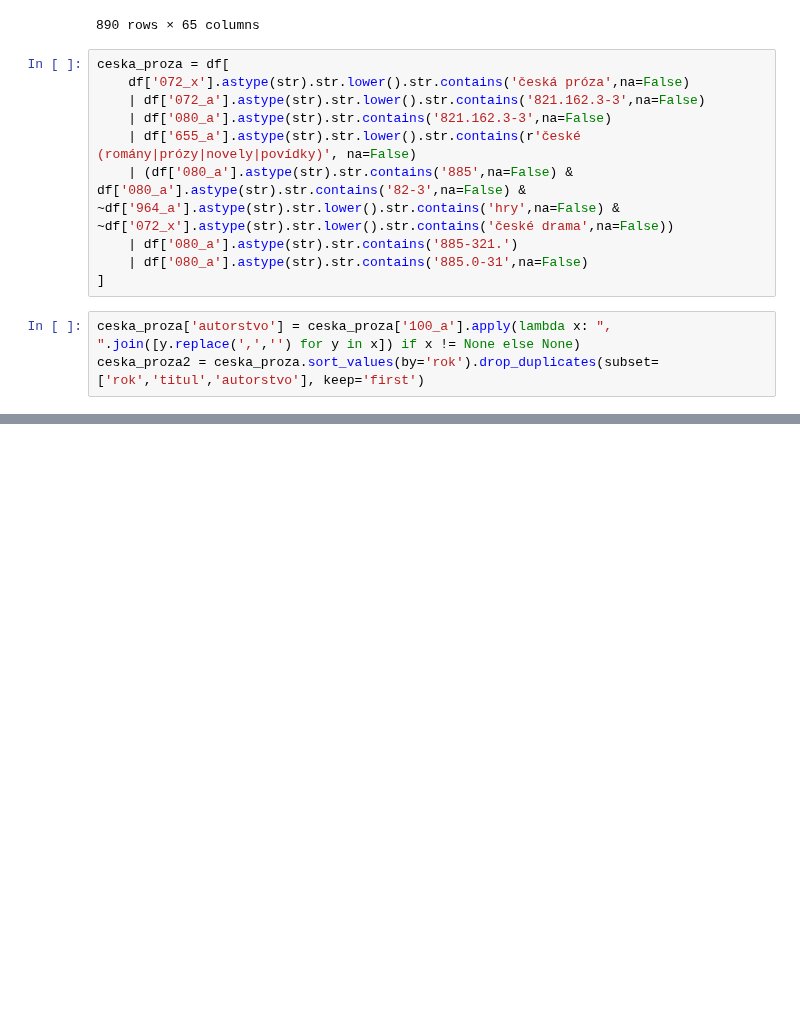
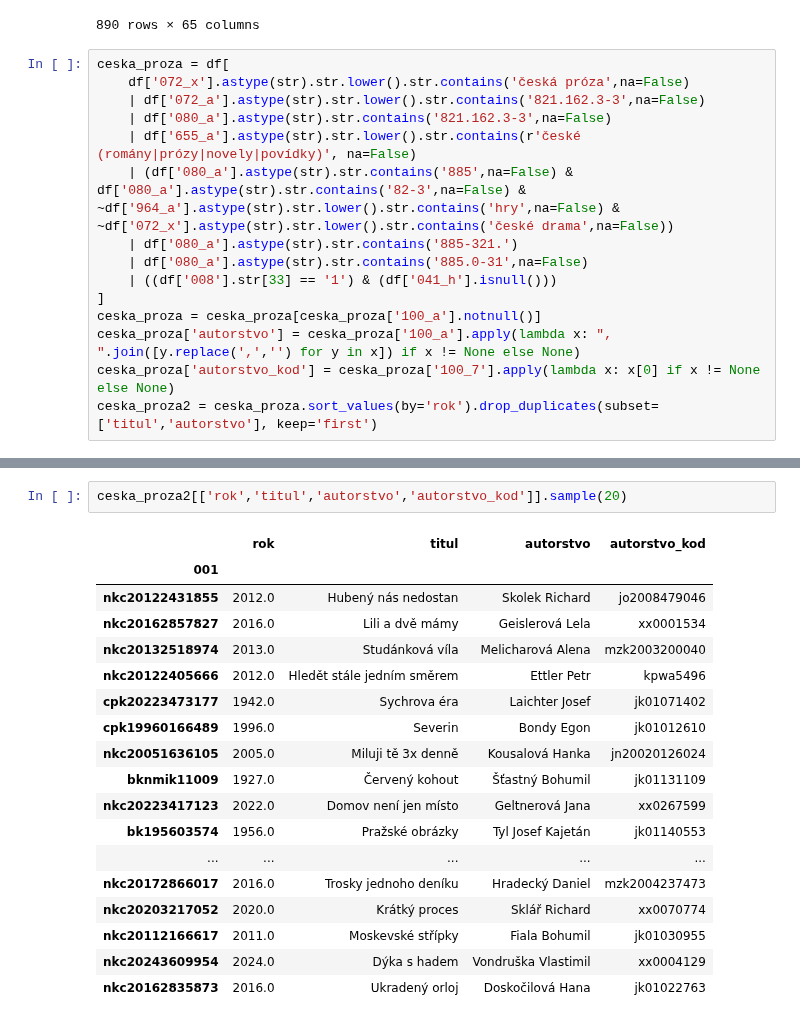
Before and after one commit to DataRozhlas/knizni-peoplemetr, a Jupyter notebook: 110_MDT.ipynb, the cells around one changed output, grey strips where cells are left out. Saved outputs shown, nothing was run; the diff lists cells and outputs as text; blank space fills up the shorter version.

```diff
--- a/110_MDT.ipynb
+++ b/110_MDT.ipynb
@@ -773,7 +817,9 @@ ceska_proza = df[
     | (df['080_a'].astype(str).str.contains('885',na=False) & df['080_a'].astype(str).str.contains('82-3',na=False) & ~df['964_a'].astype(str).str.lower().str.contains('hry',na=False) & ~df['072_x'].astype(str).str.lower().str.contains('české drama',na=False))
     | df['080_a'].astype(str).str.contains('885-321.')
     | df['080_a'].astype(str).str.contains('885.0-31',na=False)
+    | ((df['008'].str[33] == '1') & (df['041_h'].isnull()))
 ]
+ceska_proza = ceska_proza[ceska_proza['100_a'].notnull()]
+ceska_proza['autorstvo'] = ceska_proza['100_a'].apply(lambda x: ", ".join([y.replace(',','') for y in x]) if x != None else None)
+ceska_proza['autorstvo_kod'] = ceska_proza['100_7'].apply(lambda x: x[0] if x != None else None)
+ceska_proza2 = ceska_proza.sort_values(by='rok').drop_duplicates(subset=['titul','autorstvo'], keep='first')
-# %%
-ceska_proza['autorstvo'] = ceska_proza['100_a'].apply(lambda x: ", ".join([y.replace(',','') for y in x]) if x != None else None)
-ceska_proza2 = ceska_proza.sort_values(by='rok').drop_duplicates(subset=['rok','titul','autorstvo'], keep='first')
@@ -797,2 +826,23 @@ ceska_proza2
+# %%
+ceska_proza2[['rok','titul','autorstvo','autorstvo_kod']].sample(20)
+# %% [output]
+|  | rok | titul | autorstvo | autorstvo_kod |
+| 001 |  |  |  |  |
+| nkc20122431855 | 2012.0 | Hubený nás nedostan | Skolek Richard | jo2008479046 |
+| nkc20162857827 | 2016.0 | Lili a dvě mámy | Geislerová Lela | xx0001534 |
+| nkc20132518974 | 2013.0 | Studánková víla | Melicharová Alena | mzk2003200040 |
+| nkc20122405666 | 2012.0 | Hledět stále jedním směrem | Ettler Petr | kpwa5496 |
+| cpk20223473177 | 1942.0 | Sychrova éra | Laichter Josef | jk01071402 |
+| cpk19960166489 | 1996.0 | Severin | Bondy Egon | jk01012610 |
+| nkc20051636105 | 2005.0 | Miluji tě 3x denně | Kousalová Hanka | jn20020126024 |
+| bknmik11009 | 1927.0 | Červený kohout | Šťastný Bohumil | jk01131109 |
+| nkc20223417123 | 2022.0 | Domov není jen místo | Geltnerová Jana | xx0267599 |
+| bk195603574 | 1956.0 | Pražské obrázky | Tyl Josef Kajetán | jk01140553 |
+| ... | ... | ... | ... | ... |
+| nkc20172866017 | 2016.0 | Trosky jednoho deníku | Hradecký Daniel | mzk2004237473 |
+| nkc20203217052 | 2020.0 | Krátký proces | Sklář Richard | xx0070774 |
+| nkc20112166617 | 2011.0 | Moskevské střípky | Fiala Bohumil | jk01030955 |
+| nkc20243609954 | 2024.0 | Dýka s hadem | Vondruška Vlastimil | xx0004129 |
+| nkc20162835873 | 2016.0 | Ukradený orloj | Doskočilová Hana | jk01022763 |
 # %%
 r(ceska_proza2)
```
Also changed, not shown: parts of 24 cells of this notebook, 14 other files.
